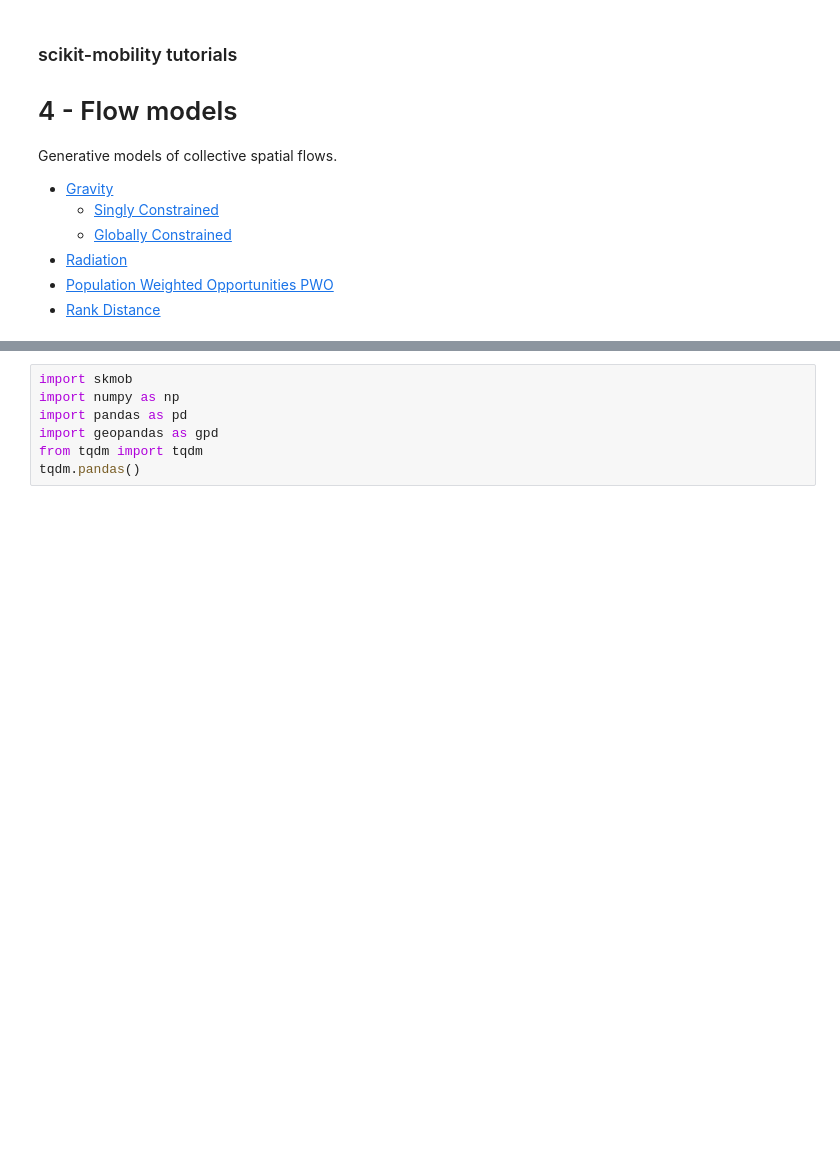
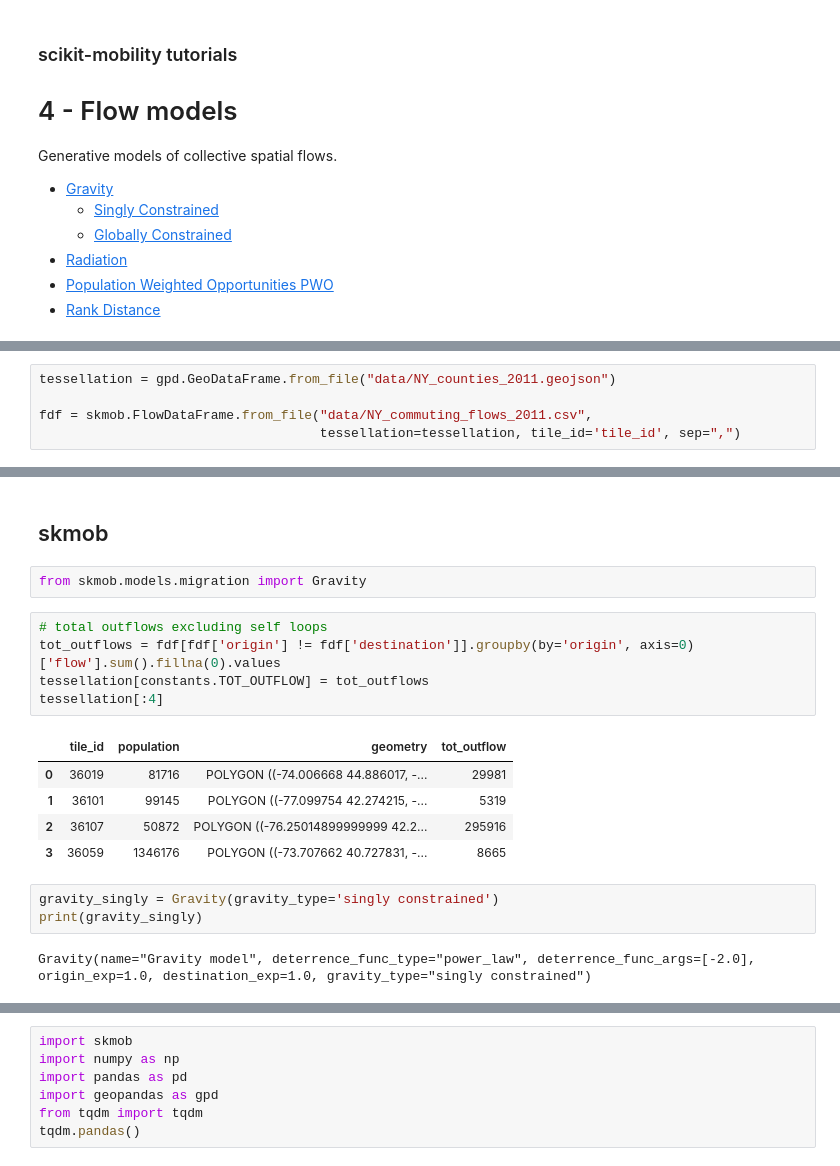
Before and after one commit to scikit-mobility/scikit-mobility, a Jupyter notebook: tutorial/4_flow_models_skmob_tutorial.ipynb, the cells around one changed output, grey strips where cells are left out. Cells and saved outputs as stored; diff of their text form; blank space fills up the shorter version.

```diff
--- a/tutorial/4_flow_models_skmob_tutorial.ipynb
+++ b/tutorial/4_flow_models_skmob_tutorial.ipynb
@@ -13,0 +22,5 @@ Generative models of collective spatial flows.
+# %%
+tessellation = gpd.GeoDataFrame.from_file("data/NY_counties_2011.geojson")
+
+fdf = skmob.FlowDataFrame.from_file("data/NY_commuting_flows_2011.csv",
+                                    tessellation=tessellation, tile_id='tile_id', sep=",")
@@ -13,0 +167,20 @@ Generative models of collective spatial flows.
+# %% [markdown]
+## skmob
+# %%
+from skmob.models.migration import Gravity
+# %%
+# total outflows excluding self loops
+tot_outflows = fdf[fdf['origin'] != fdf['destination']].groupby(by='origin', axis=0)['flow'].sum().fillna(0).values
+tessellation[constants.TOT_OUTFLOW] = tot_outflows
+tessellation[:4]
+# %% [output]
+|  | tile_id | population | geometry | tot_outflow |
+| 0 | 36019 | 81716 | POLYGON ((-74.006668 44.886017, -... | 29981 |
+| 1 | 36101 | 99145 | POLYGON ((-77.099754 42.274215, -... | 5319 |
+| 2 | 36107 | 50872 | POLYGON ((-76.25014899999999 42.2... | 295916 |
+| 3 | 36059 | 1346176 | POLYGON ((-73.707662 40.727831, -... | 8665 |
+# %%
+gravity_singly = Gravity(gravity_type='singly constrained')
+print(gravity_singly)
+# %% [output]
+Gravity(name="Gravity model", deterrence_func_type="power_law", deterrence_func_args=[-2.0], origin_exp=1.0, destination_exp=1.0, gravity_type="singly constrained")
```
Also changed, not shown: parts of 35 cells of this notebook, 7 other files.
